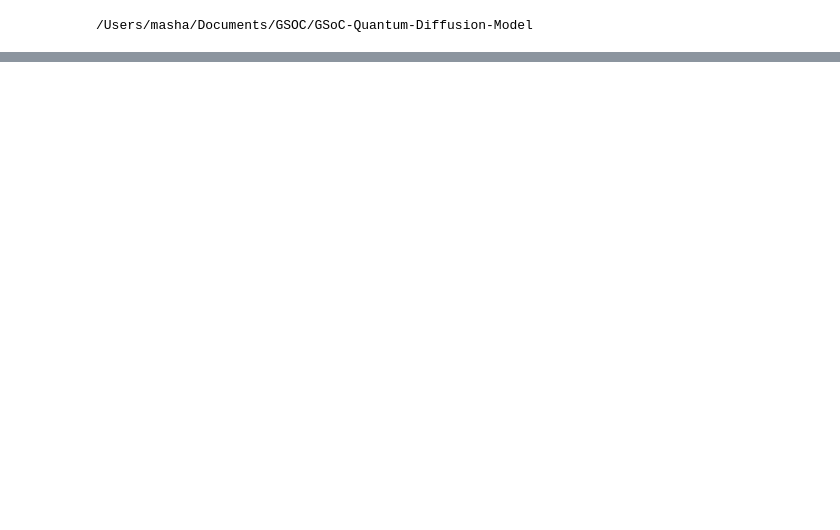
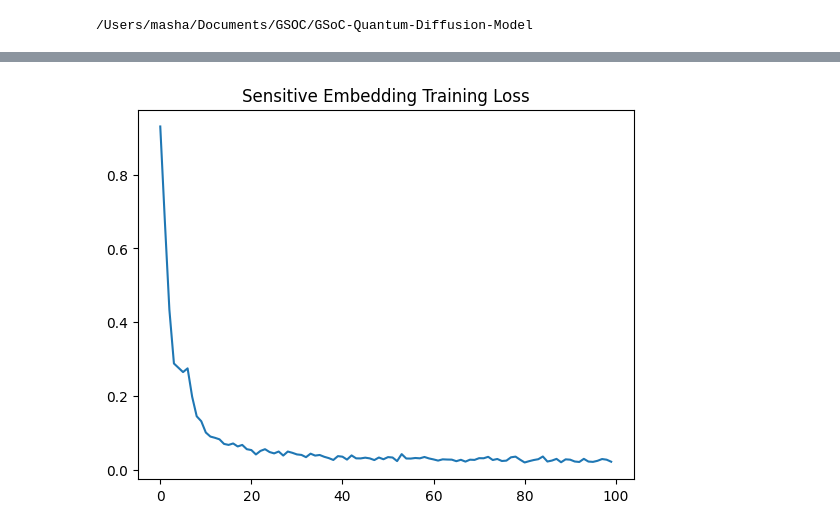
Before and after one commit to mashathepotato/GSoC-Quantum-Diffusion-Model, a Jupyter notebook: notebooks/quantum/first_principles_hybrid.ipynb, the cells around one changed output, grey strips where cells are left out. Drawn from its saved outputs; the diff is of its cells as text; code cells hidden in the pictures; blank space fills up the shorter version.

```diff
--- a/notebooks/quantum/first_principles_hybrid.ipynb
+++ b/notebooks/quantum/first_principles_hybrid.ipynb
@@ -442,0 +202,52 @@ Epoch 60: Loss 0.04991
+# %%
+def zero_centered_loss(pred, target, x1_data, weight_factor=20.0):
+    """
+    x1_data:
+       Background ~ 0.0
+       Signal ~ -0.7 to -1.0
+    """
+    # Simply use magnitude of signal as importance
+    # 0.0 -> Weight 1.0
+    # -1.0 -> Weight 21.0
+    weights = 1.0 + (weight_factor * torch.abs(x1_data))
+
+    diff = (pred - target) ** 2
+    return (diff * weights).mean()
+
+model = CoordUNet(in_ch=1).to(device)
+optimizer = optim.Adam(model.parameters(), lr=1e-4)
+loader = DataLoader(TensorDataset(quantum_data_sensitive.to(device)), batch_size=32, shuffle=True)
+
+losses = []
+
+for epoch in range(1, 101):
+    model.train()
+    batch_loss = 0.0
+    for (x1,) in loader:
+        # Standard Flow Pipeline
+        x0 = torch.randn_like(x1)
+        t = torch.rand(x1.size(0), device=device)
+        t_view = t.view(-1, 1, 1, 1)
+        x_t = (1-t_view)*x0 + t_view*x1
+        target_v = x1 - x0
+
+        pred_v = model(x_t, t)
+
+        # Loss
+        loss = zero_centered_loss(pred_v, target_v, x1)
+
+        optimizer.zero_grad()
+        loss.backward()
+        torch.nn.utils.clip_grad_norm_(model.parameters(), 1.0)
+        optimizer.step()
+        batch_loss += loss.item()
+
+    avg = batch_loss / len(loader)
+    losses.append(avg)
+    if epoch % 10 == 0:
+        print(f"Epoch {epoch}: Loss {avg:.5f}")
+
+plt.plot(losses)
+plt.title("Sensitive Embedding Training Loss")
+plt.show()
+# %% [output]
@@ -442,0 +264 @@ Epoch 60: Loss 0.04991
+[figure, added]
```
Also changed, not shown: parts of 11 cells of this notebook.
